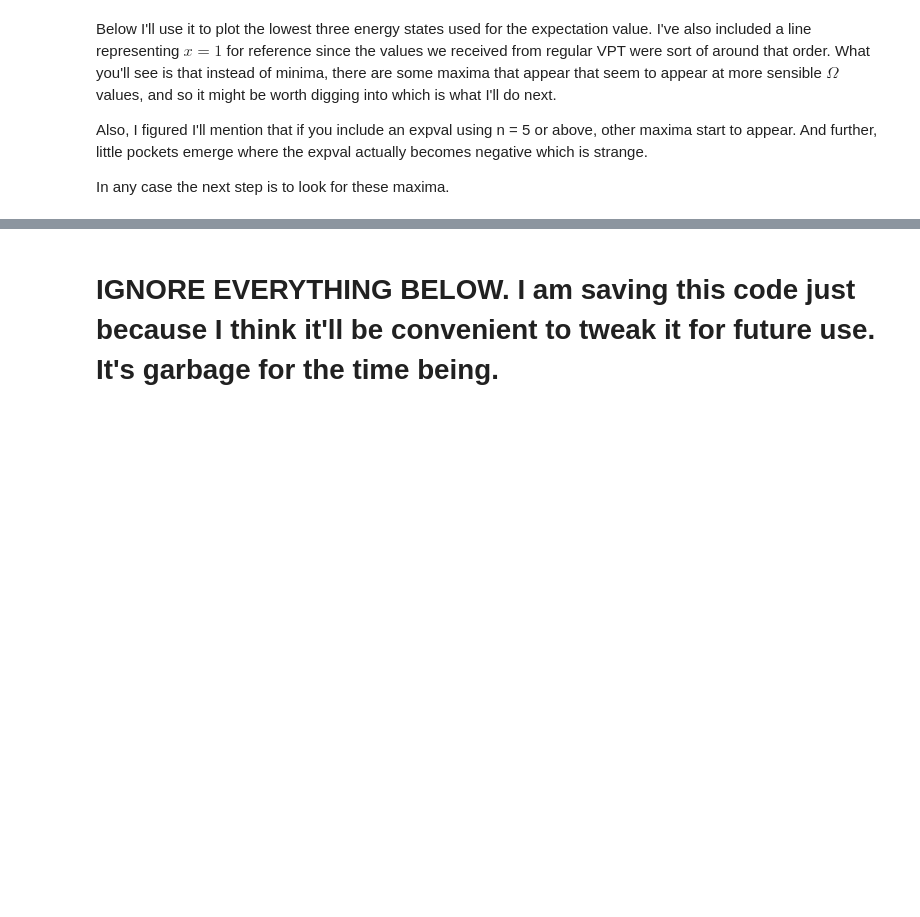
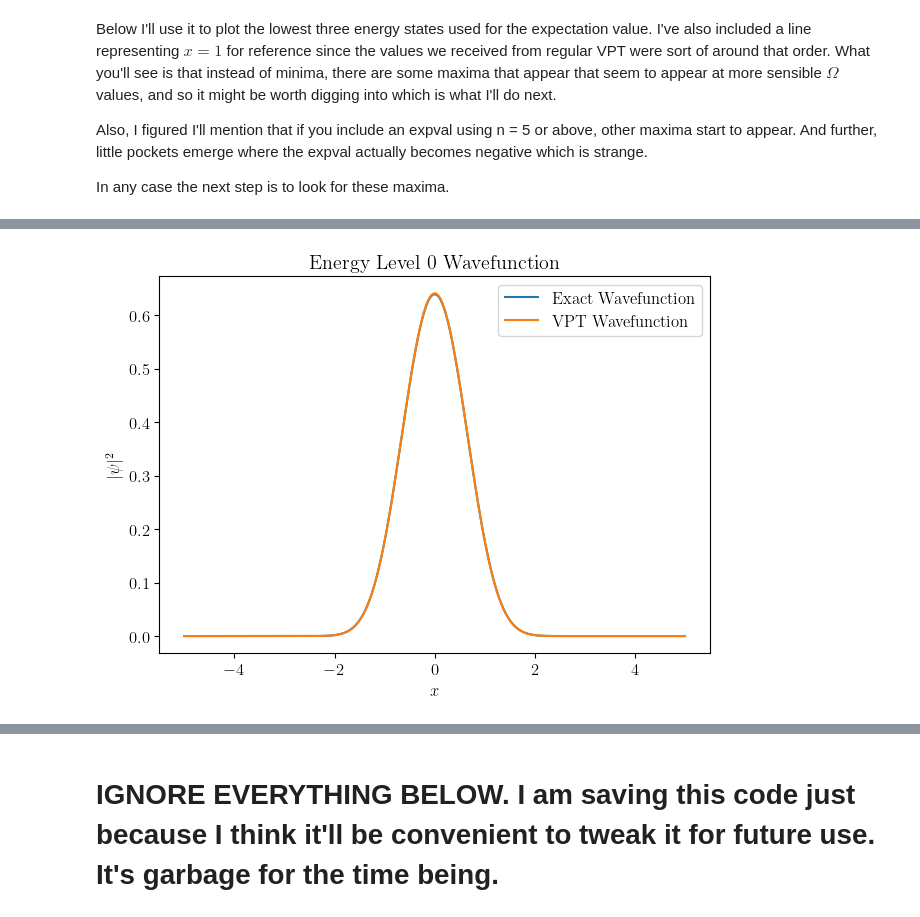
Before and after one commit to ihatebananas/Summer_Research, a Jupyter notebook: higher_energy_vpt.ipynb, the cells around one changed output, grey strips where cells are left out. Cells and saved outputs as stored; diff of their text form; code cells hidden in the pictures; blank space fills up the shorter version.

Commit message:
Added some exact wavefunction calculations

```diff
--- a/higher_energy_vpt.ipynb
+++ b/higher_energy_vpt.ipynb
@@ -315,0 +317,36 @@ It agrees surprisingly well with second order VPT which is interesting.
+# %%
+def exact_wf(n, x):
+    Nbasis = 80
+
+    a = np.diag(np.sqrt(np.arange(1, Nbasis)),k=1)
+    x_op = ( a + np.transpose(a) )/np.sqrt(2.0)
+
+    H0_mat = np.diag(0.5 + np.arange(Nbasis))
+    H1_mat = g*x_op@x_op@x_op@x_op
+
+    energies, wfs = np.linalg.eigh(H0_mat + H1_mat)
+
+    basis_states = np.array([wavefunction(i, x, 0) for i in range(Nbasis)])
+
+    return np.dot(wfs[:, n], basis_states)
+# %%
+xaxis = np.arange(-5, 5, 0.001)
+elvl = 0
+exact_ground = exact_wf(elvl, xaxis)
+wf_vpt1o = wavefunction(elvl, xaxis, Omega[elvl]) + wf_1o_corr(elvl, xaxis, Omega[elvl])
+# %%
+fig = plt.figure()
+ax = fig.add_subplot(1, 1, 1)
+
+ax.plot(xaxis, exact_ground**2, label="Exact Wavefunction")
+ax.plot(xaxis, wf_vpt1o**2, label="VPT Wavefunction")
+
+ax.set_title(f"Energy Level {elvl} Wavefunction")
+
+ax.set_xlabel("$x$")
+ax.set_ylabel("$|\\psi|^2$")
+
+ax.legend()
+fig.tight_layout()
+# %% [output]
+[figure, added]
```
Also changed, not shown: parts of 11 cells of this notebook.
